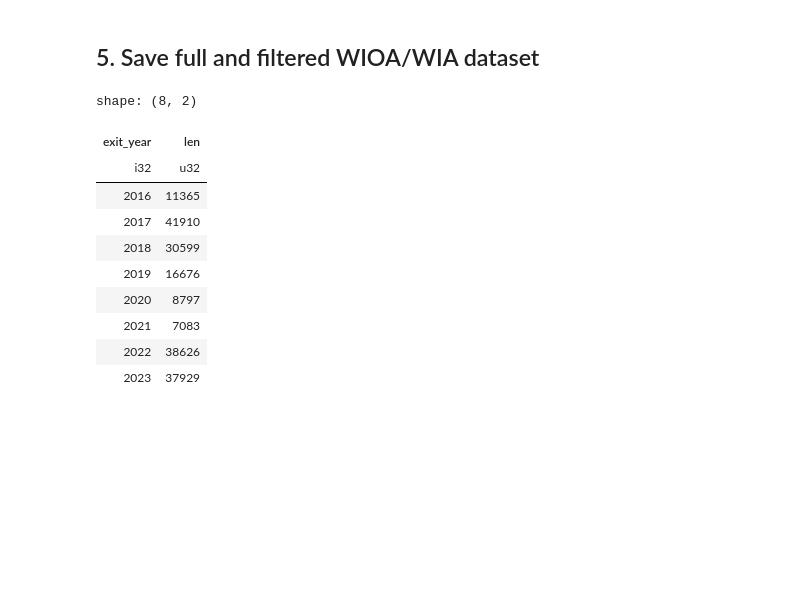
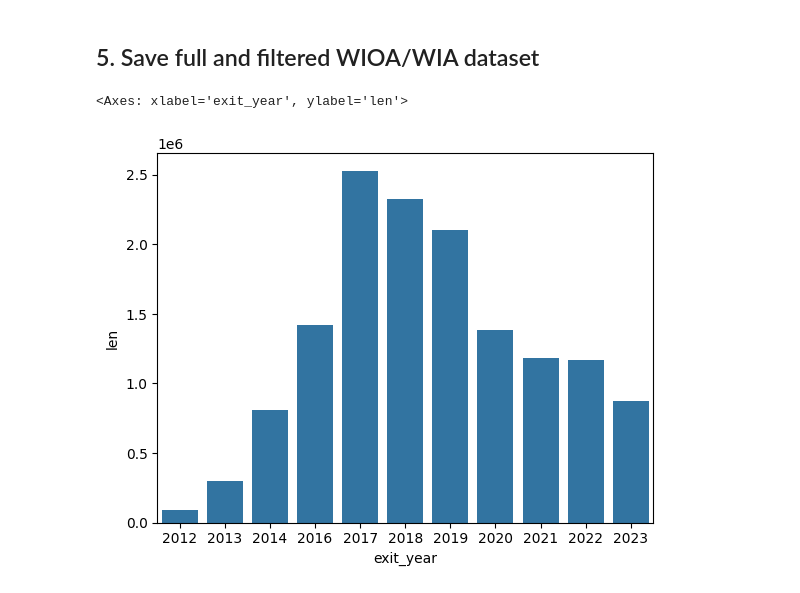
Before and after one commit to jcanedy/retrainability-index, a Jupyter notebook: scripts/create_wioa_data.ipynb, the cells around one changed output. Drawn from its saved outputs; the diff is of its cells as text; code cells hidden in the pictures; blank space fills up the shorter version.

Commit message:
feat: added workforce board data from 2016 to 2023

```diff
--- a/scripts/create_wioa_data.ipynb
+++ b/scripts/create_wioa_data.ipynb
@@ -912,27 +912,25 @@ df_all_profile
 ## 5. Save full and filtered WIOA/WIA dataset
 # %%
 df_all.write_parquet(f"{DATA_OUTPUT_PATH}wioa_data_all.parquet", compression="zstd")
-# %%
-df_all = pl.scan_parquet(f"{DATA_OUTPUT_PATH}wioa_data_all.parquet")
 # %%
 df_filtered = (
     df_all.filter(
-        ~pl.any_horizontal(pl.exclude(["occupational_code_pre", "occupational_code_post", "industry_code_q1_pre", "industry_code_q2_pre", "industry_code_q3_pre", "industry_code_q1_post", "industry_code_q2_post", "industry_code_q3_post", "industry_code_q4_post"]).is_null()),
+        ~pl.any_horizontal(
+            pl.exclude([
+                "occupational_code_pre",
+                "occupational_code_post",
+                "industry_code_q1_pre",
+                "industry_code_q2_pre",
+                "industry_code_q3_pre",
+                "industry_code_q1_post",
+                "industry_code_q2_post",
+                "industry_code_q3_post",
+                "industry_code_q4_post",
+                "workforce_board_code_1",
+                "workforce_board_code_2",
+                "workforce_board_code_3"
+            ]).is_null()),
         pl.col("is_adult") | pl.col("is_dislocated_worker") | pl.col("is_youth") | pl.col("is_wagner_peyser"),
     )
 )
-# %%
-df_filtered.group_by(pl.col("exit_year")).len().sort("exit_year").collect(engine="streaming")
-# %% [output]
-shape: (8, 2)
-| exit_year | len |
-| i32 | u32 |
-| 2016 | 11365 |
-| 2017 | 41910 |
-| 2018 | 30599 |
-| 2019 | 16676 |
-| 2020 | 8797 |
-| 2021 | 7083 |
-| 2022 | 38626 |
-| 2023 | 37929 |
 # %%
@@ -939,0 +938,5 @@ df_filtered.sink_parquet(f"{DATA_OUTPUT_PATH}wioa_data_filtered.parquet", compre
+# %%
+sns.barplot(df_filtered.group_by(pl.col("exit_year")).len().sort("exit_year"), x="exit_year", y="len")
+# %% [output]
+<Axes: xlabel='exit_year', ylabel='len'>
+[figure, added]
```
Also changed, not shown: parts of 4 cells of this notebook, 2 other files.
